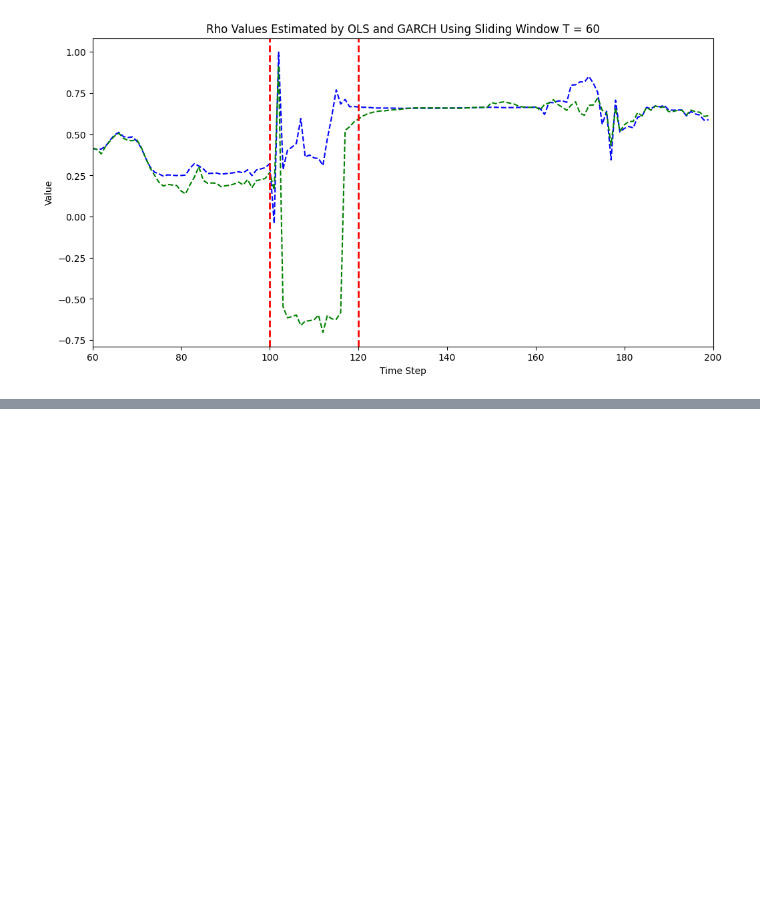
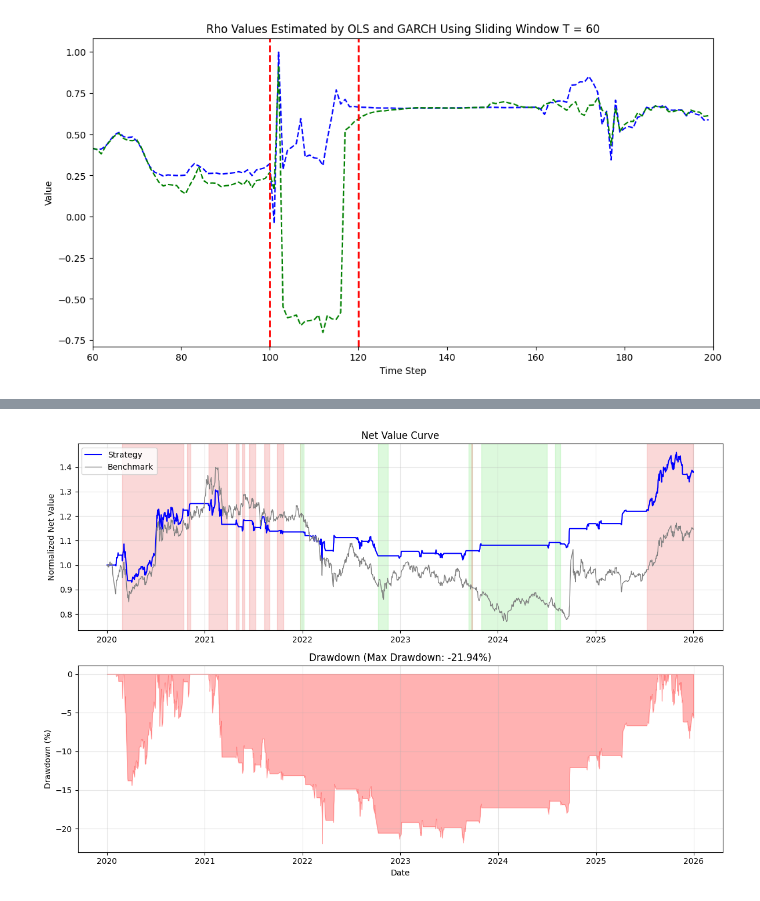
Before and after one commit to GaryNasser/quant-research-notebook, a Jupyter notebook: C-CTA/20250610-华泰证券-时序 CTA 方法论综述：市场状态、开仓信号与退出机制.ipynb, the cells around one changed output, grey strips where cells are left out. Cells and saved outputs as stored; diff of their text form; code cells hidden in the pictures; blank space fills up the shorter version.

```diff
--- a/C-CTA/20250610-华泰证券-时序 CTA 方法论综述：市场状态、开仓信号与退出机制.ipynb
+++ b/C-CTA/20250610-华泰证券-时序 CTA 方法论综述：市场状态、开仓信号与退出机制.ipynb
@@ -365 +384,62 @@ DEBUG:root:Cursor reached end of backtest period. Cursor has been reset to 1218
 [figure]
+# %%
+broker.analyse_performance()
+nav = broker.performance['nav']
+
+nav_norm = nav / nav.iloc[0]
+rolling_max = nav_norm.cummax()
+drawdown = (nav_norm - rolling_max) / rolling_max
+max_dd = drawdown.min()
+
+regime_series = state.get('market_regime')
+regime_series = regime_series.reindex(nav.index).ffill()
+
+def get_regime_spans(series):
+    spans = []
+    if series.empty:
+        return spans
+
+    start = series.index[0]
+    prev_regime = series.iloc[0]
+
+    for idx, regime in series.items():
+        if regime != prev_regime:
+            spans.append((start, idx, prev_regime))
+            start = idx
+            prev_regime = regime
+
+    spans.append((start, series.index[-1], prev_regime))
+    return spans
+
+regime_spans = get_regime_spans(regime_series)
+
+fig, (ax1, ax2) = plt.subplots(2, 1, figsize=(12, 8))
+
+ax1.plot(nav_norm.index, nav_norm.values, color='blue', linewidth=1.5, label='Strategy')
+ax1.plot(
+    feeds.get('close') / feeds.get('close')[0],
+    color='gray', linewidth=1, label='Benchmark'
+)
+
+for start, end, regime in regime_spans:
+    if regime == 'trend_up':
+        ax1.axvspan(start, end + pd.Timedelta(days=1), color='lightcoral', alpha=0.3)
+    elif regime == 'trend_down':
+        ax1.axvspan(start, end + pd.Timedelta(days=1), color='lightgreen', alpha=0.3)
+
+ax1.set_title('Net Value Curve')
+ax1.set_ylabel('Normalized Net Value')
+ax1.grid(True, alpha=0.3)
+ax1.legend()
+
+ax2.fill_between(drawdown.index, drawdown.values * 100, 0,
+                 color='red', alpha=0.3)
+ax2.set_title(f'Drawdown (Max Drawdown: {max_dd:.2%})')
+ax2.set_ylabel('Drawdown (%)')
+ax2.set_xlabel('Date')
+ax2.grid(True, alpha=0.3)
+
+plt.tight_layout()
+plt.show()
+# %% [output]
+[figure, added]
```
Also changed, not shown: parts of 4 cells of this notebook.
